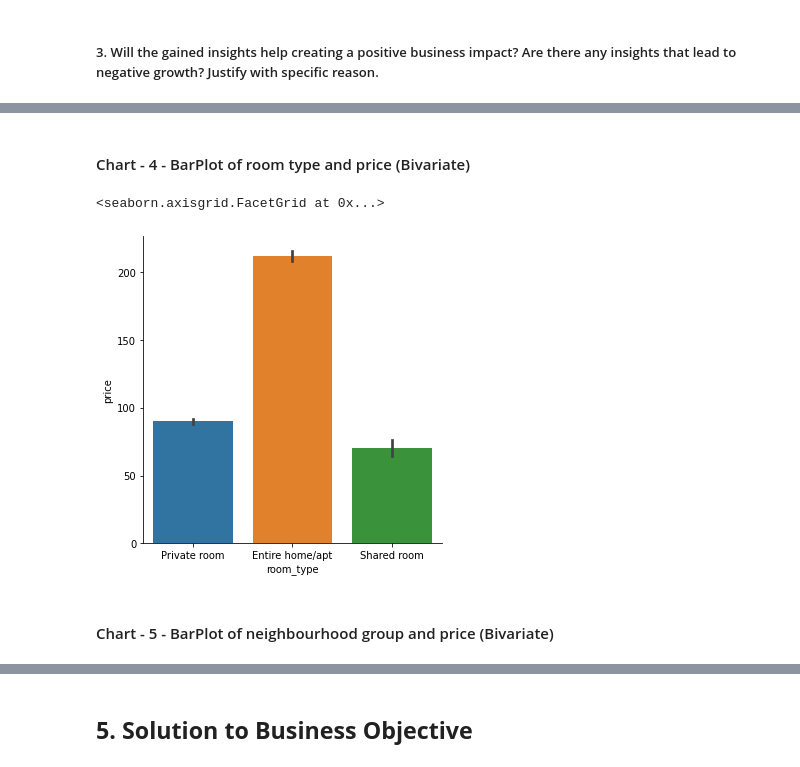
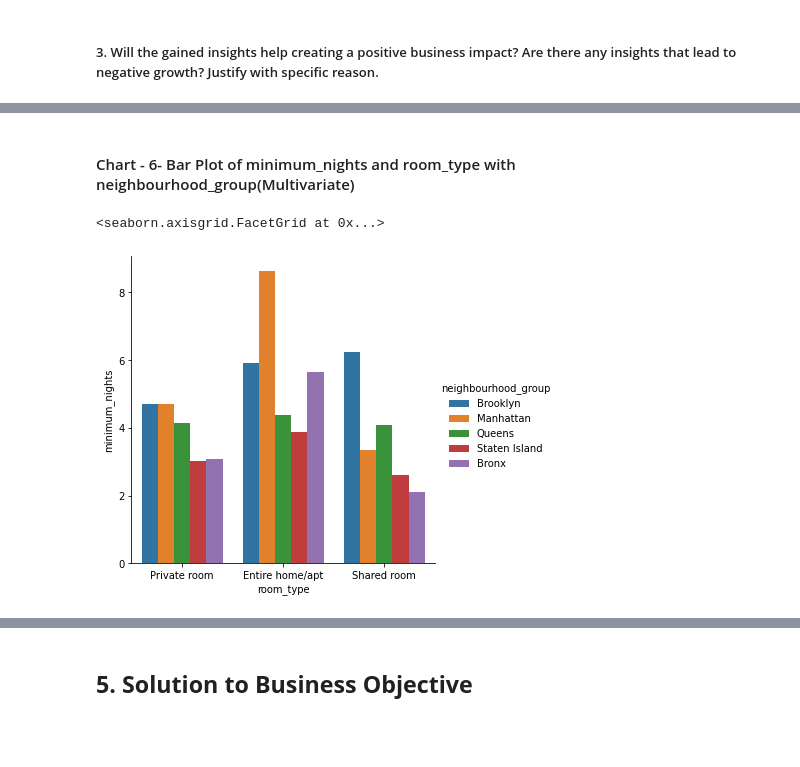
Before and after one commit to Rohan30/Rohan30, a Jupyter notebook: ABNB_Bookings_Analysis.ipynb, the cells around one changed output, grey strips where cells are left out. Cells and saved outputs as stored; diff of their text form; code cells hidden in the pictures; blank space fills up the shorter version.

```diff
--- a/ABNB_Bookings_Analysis.ipynb
+++ b/ABNB_Bookings_Analysis.ipynb
@@ -198,0 +251,3 @@ No. of unique values in  availability_365 is 366 .
+# %%
+#dropping the last_review column as it isn't important
+df1.drop('last_review',axis=1,inplace=True)
@@ -449,0 +435,6 @@ df1[df1['host_name']=='Michael']
+# %%
+host_areas.plot(kind='bar',x='neighbourhood_group')
+plt.title('Hosts in different Areas',fontsize=15,color='Black')
+plt.ylabel('Number of hosts',fontsize=15,color='Black')
+plt.xlabel('Neighbourhood Group',fontsize=15,color='Black')
+plt.rcParams['figure.figsize'] = (10, 7)
@@ -449,0 +460,6 @@ df1[df1['host_name']=='Michael']
+# %%
+top_10_host.plot(x='host_name',y='price',kind='bar')
+plt.title('Hosts with most earnings',fontsize=15,color='Black')
+plt.ylabel('price',fontsize=15,color='Black')
+plt.xlabel('host details',fontsize=15,color='Black')
+plt.rcParams['figure.figsize'] = (10, 7)
@@ -449,0 +510,6 @@ df1[df1['host_name']=='Michael']
+# %%
+hosts_reviewed.plot(kind='bar',x='host_name',y='total_reviews_per_month')
+plt.title('Most reviewed hosts',fontsize=15,color='Black')
+plt.ylabel('total reviews per month',fontsize=15,color='Black')
+plt.xlabel('host name',fontsize=15,color='Black')
+plt.rcParams['figure.figsize'] = (10, 7)
@@ -483,9 +704,7 @@ sns.countplot(data=df1,x='availability_365',hue='room_type')
-# %% [markdown]
-#### Chart - 4 - BarPlot of room type and price (Bivariate)
+# %% [markdown]
+#### Chart - 6- Bar Plot of minimum_nights and room_type with neighbourhood_group(Multivariate)
 # %%
-sns.catplot(data=df1,x='room_type',y='price',kind='bar')
+sns.catplot(data=df1,x='room_type',y='minimum_nights',kind='bar',hue='neighbourhood_group',ci=None)
 # %% [output]
 <seaborn.axisgrid.FacetGrid at 0x...>
-[figure, old version]
+[figure, new version]
-# %% [markdown]
-#### Chart - 5 - BarPlot of neighbourhood group and price (Bivariate)
```
Also changed, not shown: parts of 162 cells of this notebook.
